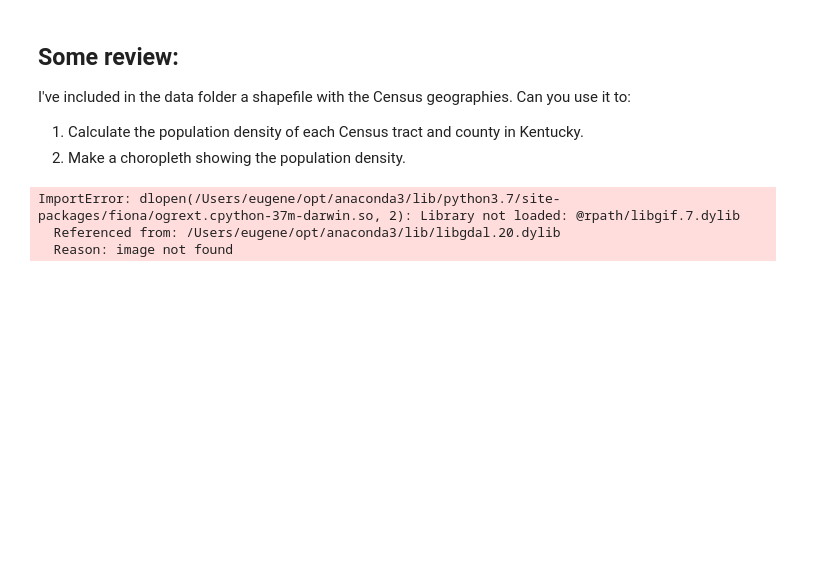
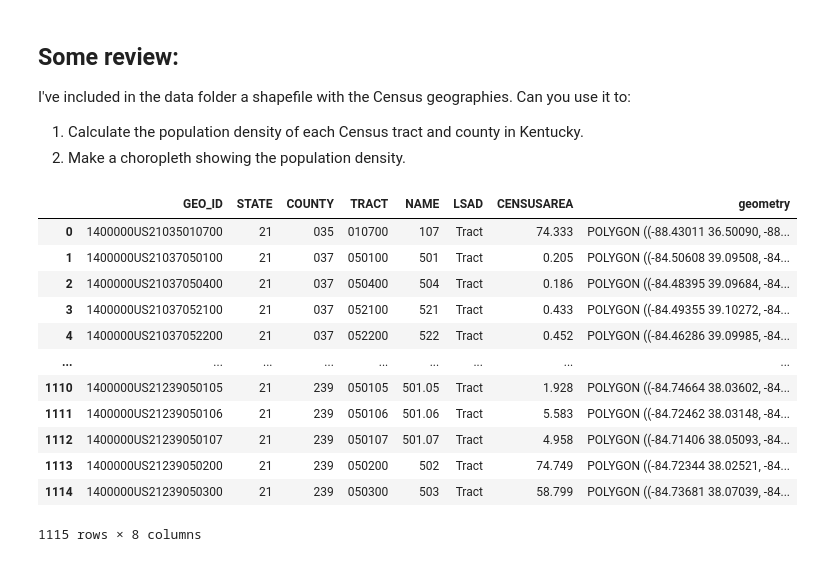
Before and after one commit to ebantwi/ce599, a Jupyter notebook: 11-Grouping/groupby.ipynb, the cells around one changed output. Cells and saved outputs as stored; diff of their text form; code cells hidden in the pictures; blank space fills up the shorter version.

```diff
--- a/11-Grouping/groupby.ipynb
+++ b/11-Grouping/groupby.ipynb
@@ -592,7 +592,19 @@ I've included in the data folder a shapefile with the Census geographies.  Can y
 2. Make a choropleth showing the population density.
 # %%
 import geopandas as gpd
+shp = gpd.read_file('data//gz_2010_21_140_00_500k.shp')
+shp
 # %% [output]
+|  | GEO_ID | STATE | COUNTY | TRACT | NAME | LSAD | CENSUSAREA | geometry |
+| 0 | 1400000US21035010700 | 21 | 035 | 010700 | 107 | Tract | 74.333 | POLYGON ((-88.43011 36.50090, -88... |
+| 1 | 1400000US21037050100 | 21 | 037 | 050100 | 501 | Tract | 0.205 | POLYGON ((-84.50608 39.09508, -84... |
+| 2 | 1400000US21037050400 | 21 | 037 | 050400 | 504 | Tract | 0.186 | POLYGON ((-84.48395 39.09684, -84... |
+| 3 | 1400000US21037052100 | 21 | 037 | 052100 | 521 | Tract | 0.433 | POLYGON ((-84.49355 39.10272, -84... |
+| 4 | 1400000US21037052200 | 21 | 037 | 052200 | 522 | Tract | 0.452 | POLYGON ((-84.46286 39.09985, -84... |
+| ... | ... | ... | ... | ... | ... | ... | ... | ... |
+| 1110 | 1400000US21239050105 | 21 | 239 | 050105 | 501.05 | Tract | 1.928 | POLYGON ((-84.74664 38.03602, -84... |
+| 1111 | 1400000US21239050106 | 21 | 239 | 050106 | 501.06 | Tract | 5.583 | POLYGON ((-84.72462 38.03148, -84... |
+| 1112 | 1400000US21239050107 | 21 | 239 | 050107 | 501.07 | Tract | 4.958 | POLYGON ((-84.71406 38.05093, -84... |
+| 1113 | 1400000US21239050200 | 21 | 239 | 050200 | 502 | Tract | 74.749 | POLYGON ((-84.72344 38.02521, -84... |
+| 1114 | 1400000US21239050300 | 21 | 239 | 050300 | 503 | Tract | 58.799 | POLYGON ((-84.73681 38.07039, -84... |
-ImportError: dlopen(/Users/eugene/opt/anaconda3/lib/python3.7/site-packages/fiona/ogrext.cpython-37m-darwin.so, 2): Library not loaded: @rpath/libgif.7.dylib
-  Referenced from: /Users/eugene/opt/anaconda3/lib/libgdal.20.dylib
-  Reason: image not found
+1115 rows × 8 columns
```
Also changed, not shown: parts of 4 cells of this notebook.
